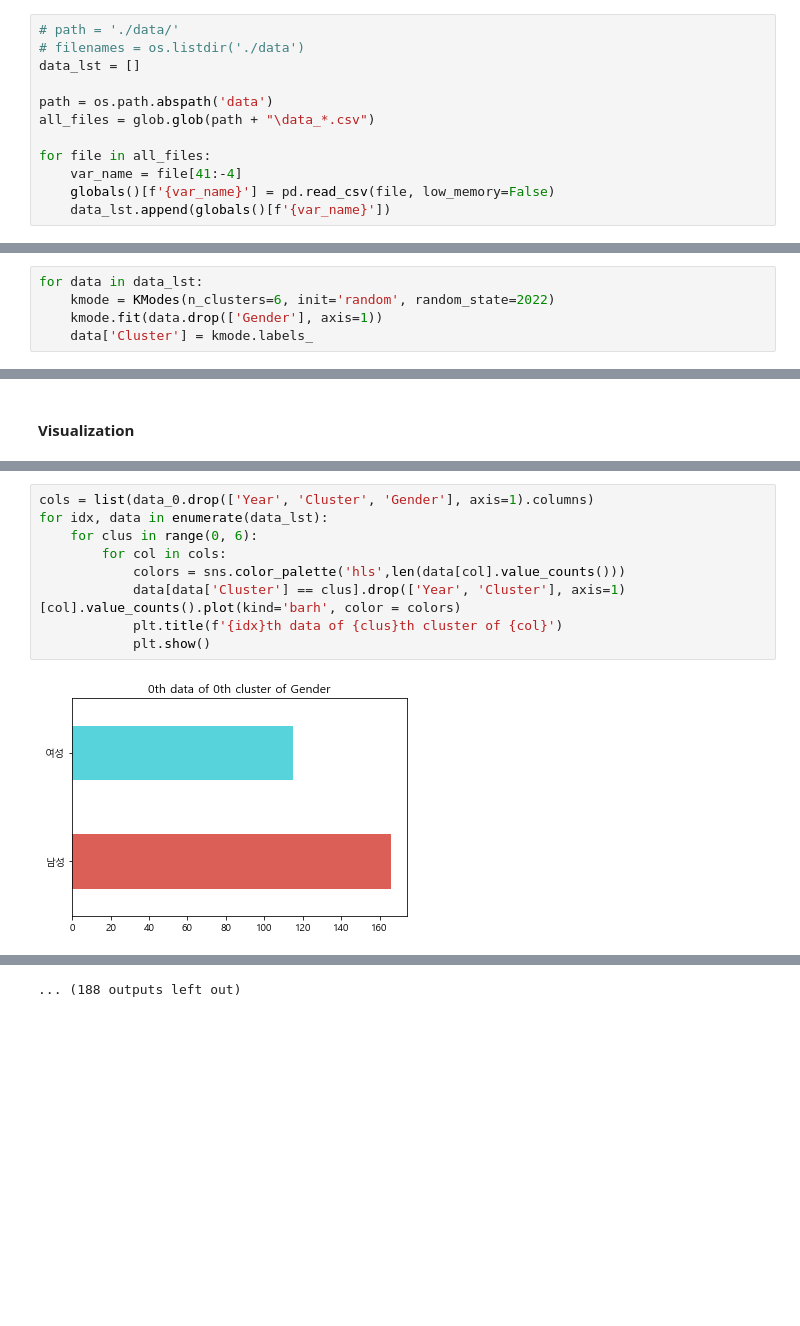
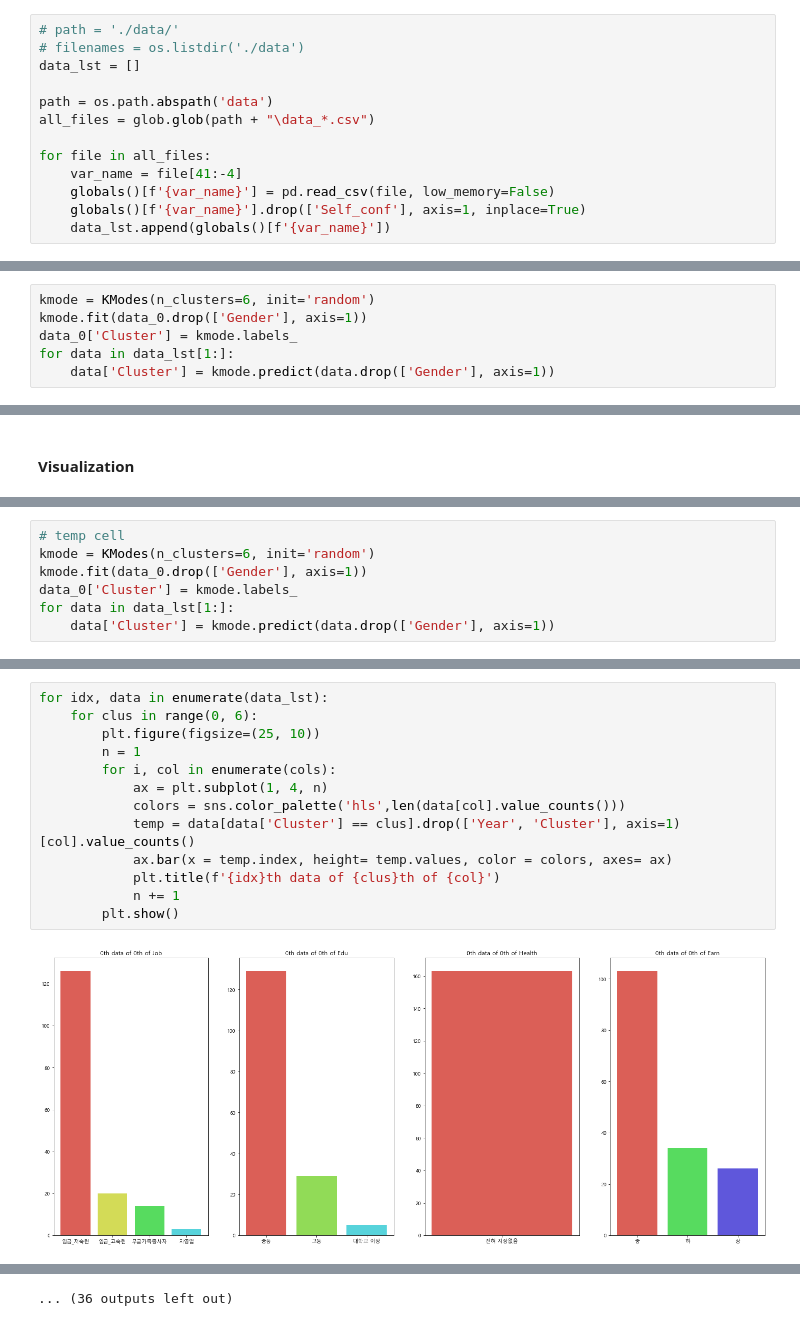
Before and after one commit to luckyspia/GAP, a Jupyter notebook: New_Aging_Survey/2. Analysis.ipynb, the cells around one changed output, grey strips where cells are left out. Saved outputs shown, nothing was run; the diff lists cells and outputs as text; blank space fills up the shorter version.

Commit message:
Sequence Analysis and Clustering

```diff
--- a/New_Aging_Survey/2. Analysis.ipynb
+++ b/New_Aging_Survey/2. Analysis.ipynb
@@ -28,6 +28,7 @@ all_files = glob.glob(path + "\data_*.csv")
 for file in all_files:
     var_name = file[41:-4]
     globals()[f'{var_name}'] = pd.read_csv(file, low_memory=False)
+    globals()[f'{var_name}'].drop(['Self_conf'], axis=1, inplace=True)
     data_lst.append(globals()[f'{var_name}'])
 # %%
 data_0
@@ -169,8 +167,9 @@ visualize_silhouette([4,5,6,7,8], data_0.drop(['Gender'], axis=1))
-# %%
-for data in data_lst:
-    kmode = KModes(n_clusters=6, init='random', random_state=2022)
-    kmode.fit(data.drop(['Gender'], axis=1))
-    data['Cluster'] = kmode.labels_
+# %%
+kmode = KModes(n_clusters=6, init='random')
+kmode.fit(data_0.drop(['Gender'], axis=1))
+data_0['Cluster'] = kmode.labels_
+for data in data_lst[1:]:
+    data['Cluster'] = kmode.predict(data.drop(['Gender'], axis=1))
 # %%
 for idx, data in enumerate(data_lst):
     data['Year'] = 2006 + (idx*2)
@@ -434,0 +412,7 @@ Name: Self_conf, dtype: float64
+# %%
+# temp cell
+kmode = KModes(n_clusters=6, init='random')
+kmode.fit(data_0.drop(['Gender'], axis=1))
+data_0['Cluster'] = kmode.labels_
+for data in data_lst[1:]:
+    data['Cluster'] = kmode.predict(data.drop(['Gender'], axis=1))
@@ -435,11 +429,15 @@ Name: Self_conf, dtype: float64
 # %%
-cols = list(data_0.drop(['Year', 'Cluster', 'Gender'], axis=1).columns)
 for idx, data in enumerate(data_lst):
     for clus in range(0, 6):
-        for col in cols:
+        plt.figure(figsize=(25, 10))
+        n = 1
+        for i, col in enumerate(cols):
+            ax = plt.subplot(1, 4, n)
             colors = sns.color_palette('hls',len(data[col].value_counts()))
-            data[data['Cluster'] == clus].drop(['Year', 'Cluster'], axis=1)[col].value_counts().plot(kind='barh', color = colors)
-            plt.title(f'{idx}th data of {clus}th cluster of {col}')
-            plt.show()
+            temp = data[data['Cluster'] == clus].drop(['Year', 'Cluster'], axis=1)[col].value_counts()
+            ax.bar(x = temp.index, height= temp.values, color = colors, axes= ax)
+            plt.title(f'{idx}th data of {clus}th of {col}')
+            n += 1
+        plt.show()
 # %% [output]
-[figure, old version]
+[figure, new version]
@@ -457 +455 @@ for idx, data in enumerate(data_lst):
-... (188 outputs left out)
+... (36 outputs left out)
```
Also changed, not shown: parts of 22 cells of this notebook.
